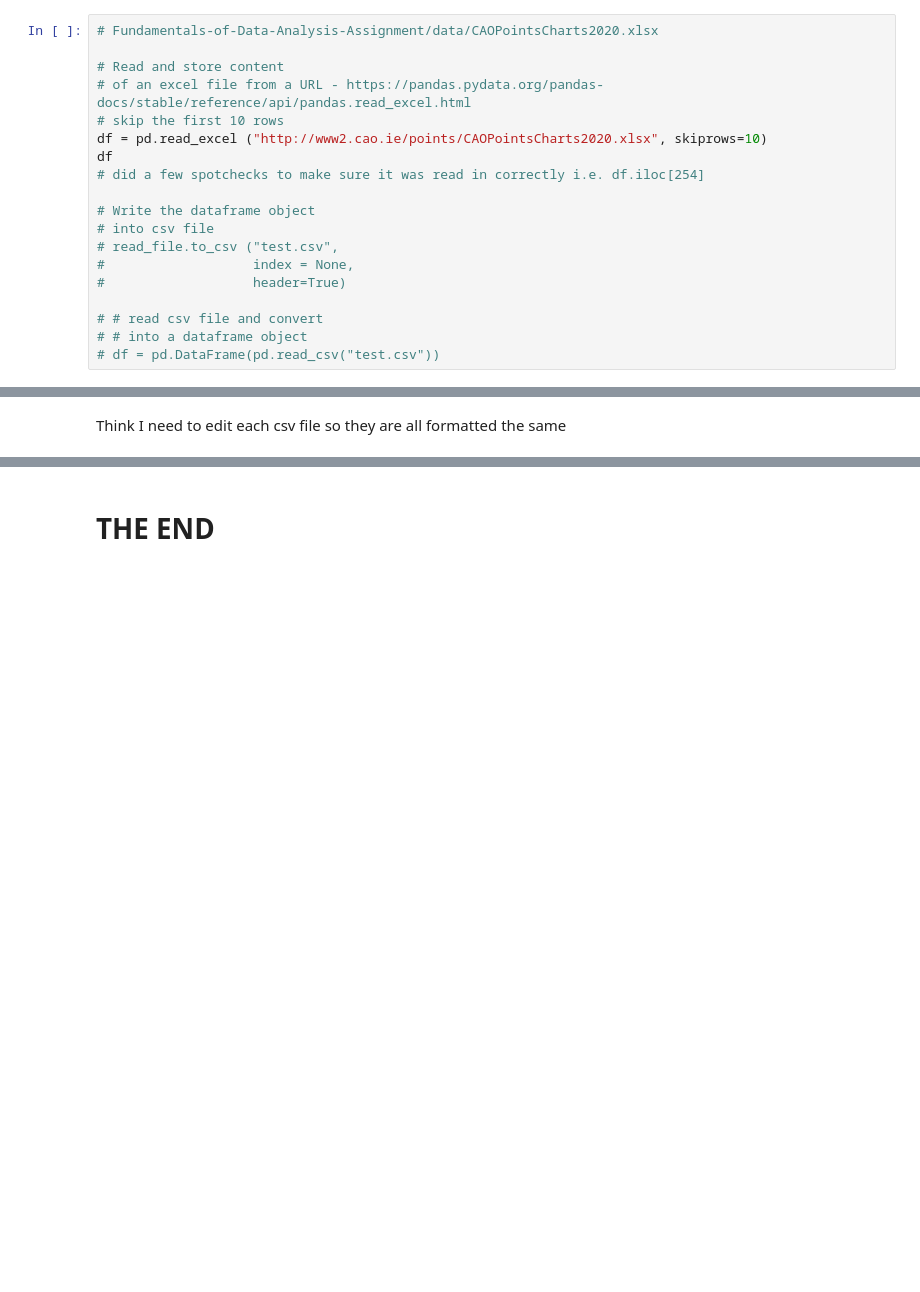
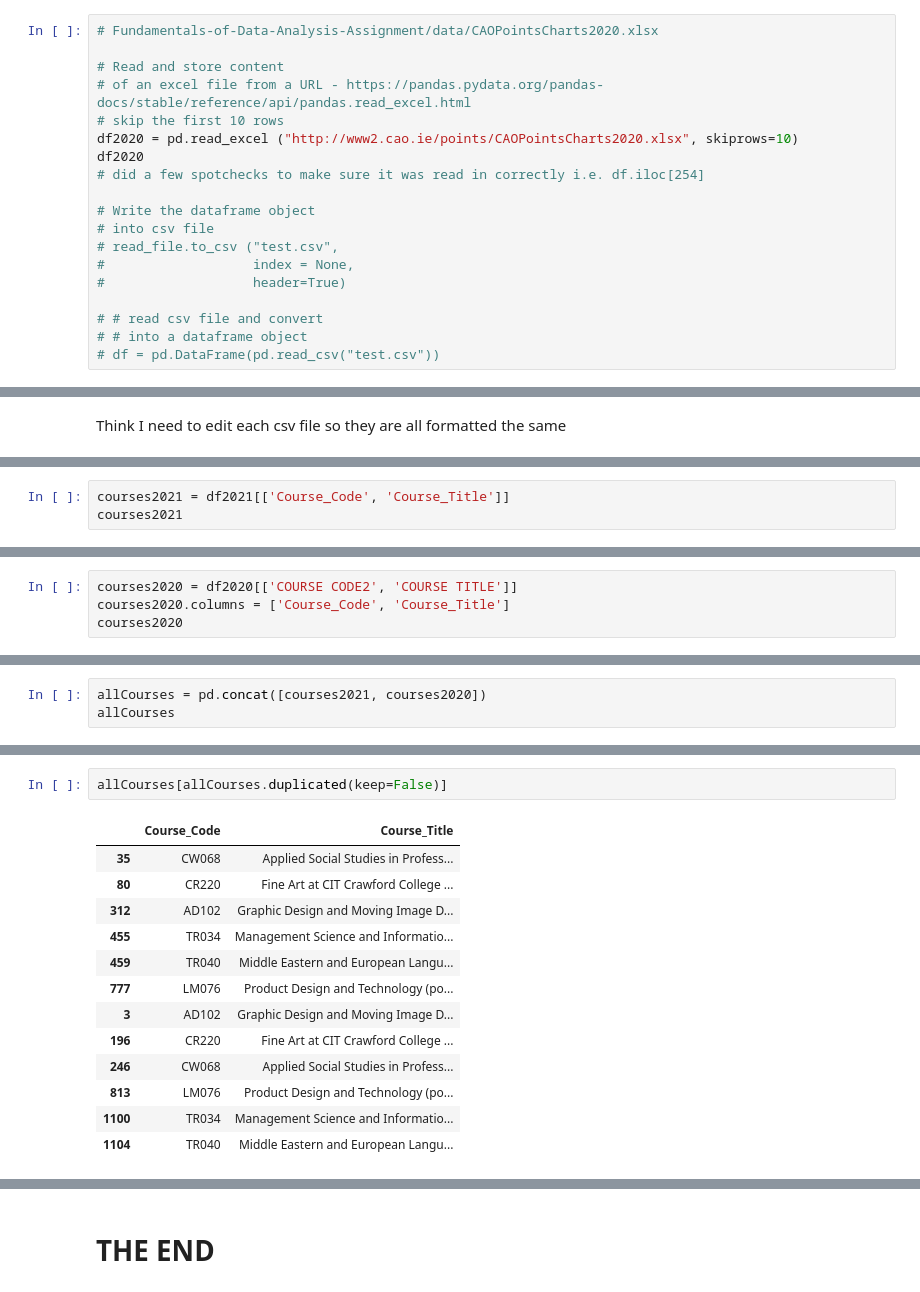
Before and after one commit to Caoimhinv/Fundamentals_Assessment, a Jupyter notebook: cao.ipynb, the cells around one changed output, grey strips where cells are left out. Drawn from its saved outputs; the diff is of its cells as text; blank space fills up the shorter version.

```diff
--- a/cao.ipynb
+++ b/cao.ipynb
@@ -137,8 +173,8 @@ urlrq.urlretrieve("http://www2.cao.ie/points/CAOPointsCharts2020.xlsx", path2)
 # Read and store content
 # of an excel file from a URL - https://pandas.pydata.org/pandas-docs/stable/reference/api/pandas.read_excel.html
 # skip the first 10 rows
-df = pd.read_excel ("http://www2.cao.ie/points/CAOPointsCharts2020.xlsx", skiprows=10)
-df
+df2020 = pd.read_excel ("http://www2.cao.ie/points/CAOPointsCharts2020.xlsx", skiprows=10)
+df2020
 # did a few spotchecks to make sure it was read in correctly i.e. df.iloc[254]
 
 # Write the dataframe object
@@ -232,0 +239,3 @@ Think I need to edit each csv file so they are all formatted the same
+# %%
+courses2021 = df2021[['Course_Code', 'Course_Title']]
+courses2021
@@ -232,0 +256,4 @@ Think I need to edit each csv file so they are all formatted the same
+# %%
+courses2020 = df2020[['COURSE CODE2', 'COURSE TITLE']]
+courses2020.columns = ['Course_Code', 'Course_Title']
+courses2020
@@ -232,0 +274,3 @@ Think I need to edit each csv file so they are all formatted the same
+# %%
+allCourses = pd.concat([courses2021, courses2020])
+allCourses
@@ -232,0 +291,16 @@ Think I need to edit each csv file so they are all formatted the same
+# %%
+allCourses[allCourses.duplicated(keep=False)]
+# %% [output]
+|  | Course_Code | Course_Title |
+| 35 | CW068 | Applied Social Studies in Profess... |
+| 80 | CR220 | Fine Art at CIT Crawford College ... |
+| 312 | AD102 | Graphic Design and Moving Image D... |
+| 455 | TR034 | Management Science and Informatio... |
+| 459 | TR040 | Middle Eastern and European Langu... |
+| 777 | LM076 | Product Design and Technology (po... |
+| 3 | AD102 | Graphic Design and Moving Image D... |
+| 196 | CR220 | Fine Art at CIT Crawford College ... |
+| 246 | CW068 | Applied Social Studies in Profess... |
+| 813 | LM076 | Product Design and Technology (po... |
+| 1100 | TR034 | Management Science and Informatio... |
+| 1104 | TR040 | Middle Eastern and European Langu... |
```
Also changed, not shown: parts of 24 cells of this notebook, 14 other files.
